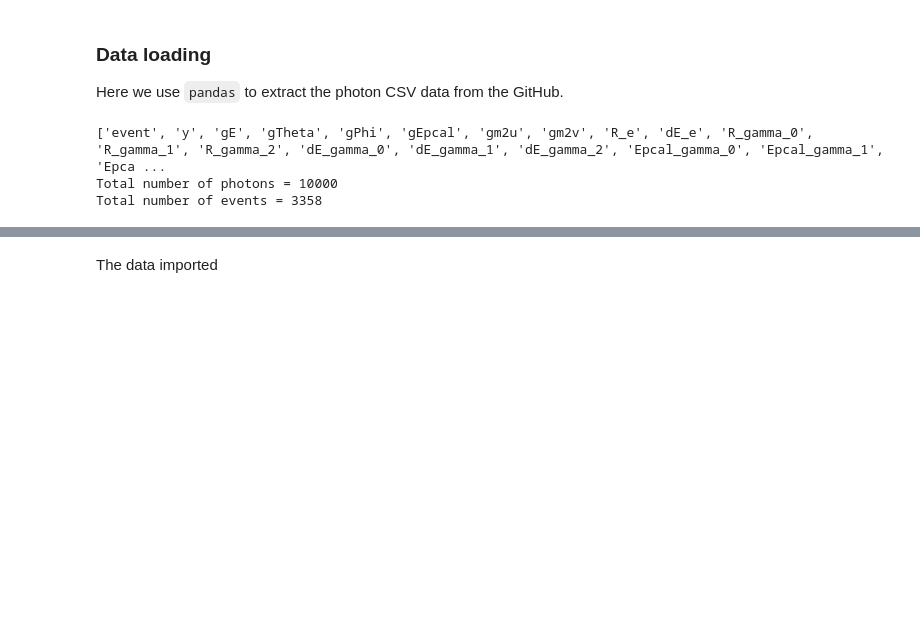
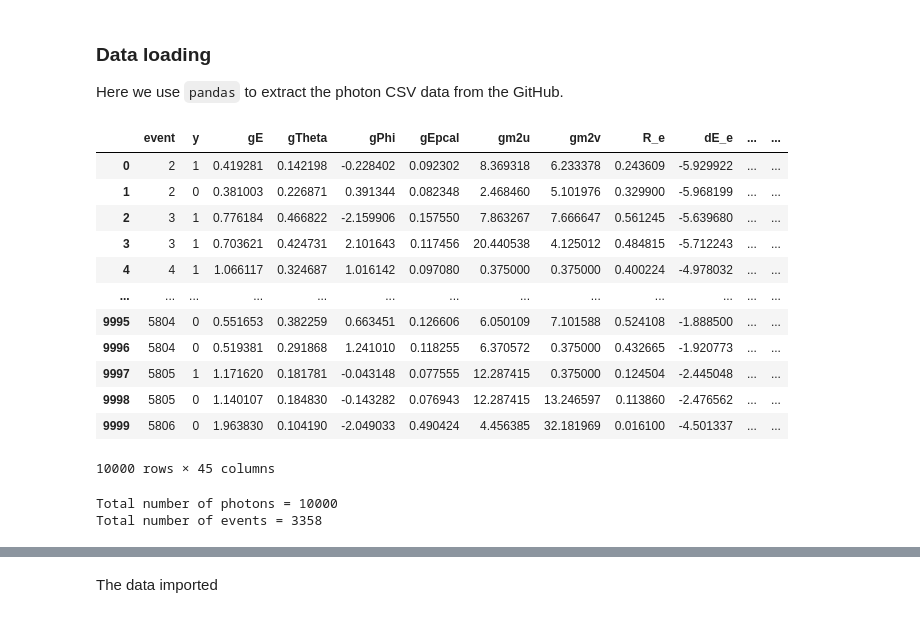
Before and after one commit to Gregtom3/vossen_ecal_ai, a Jupyter notebook: notebooks/tutorial_1a_basics.ipynb, the cells around one changed output, grey strips where cells are left out. Saved outputs shown, nothing was run; the diff lists cells and outputs as text; code cells hidden in the pictures; blank space fills up the shorter version.

```diff
--- a/notebooks/tutorial_1a_basics.ipynb
+++ b/notebooks/tutorial_1a_basics.ipynb
@@ -18,26 +18,38 @@ Here we use `pandas` to extract the photon CSV data from the GitHub.
 # %%
 # URL to the raw CSV file
 url = "https://raw.githubusercontent.com/Gregtom3/vossen_ecal_ai/main/data/photon_data_simple.csv"
 
 # Read the CSV into a DataFrame
 df = pd.read_csv(url)
 columns = list(df.columns)
 
-# Print the dataframe columns
-print(columns)
+# Display the data frame
+display(df)
 
 # Print the length of the dataframe and number of events
 print("Total number of photons =",len(df))
 print("Total number of events =",len(df['event'].unique()))
 
 
 # Gather model inputs and outputs
 input_columns = [col for col in columns if col not in ['event','y']]
 output_column = 'y'
 
 X,y = df[input_columns],df[output_column]
 event = df['event']
 # %% [output]
+|  | event | y | gE | gTheta | gPhi | gEpcal | gm2u | gm2v | R_e | dE_e | ... | ... |
+| 0 | 2 | 1 | 0.419281 | 0.142198 | -0.228402 | 0.092302 | 8.369318 | 6.233378 | 0.243609 | -5.929922 | ... | ... |
+| 1 | 2 | 0 | 0.381003 | 0.226871 | 0.391344 | 0.082348 | 2.468460 | 5.101976 | 0.329900 | -5.968199 | ... | ... |
+| 2 | 3 | 1 | 0.776184 | 0.466822 | -2.159906 | 0.157550 | 7.863267 | 7.666647 | 0.561245 | -5.639680 | ... | ... |
+| 3 | 3 | 1 | 0.703621 | 0.424731 | 2.101643 | 0.117456 | 20.440538 | 4.125012 | 0.484815 | -5.712243 | ... | ... |
+| 4 | 4 | 1 | 1.066117 | 0.324687 | 1.016142 | 0.097080 | 0.375000 | 0.375000 | 0.400224 | -4.978032 | ... | ... |
+| ... | ... | ... | ... | ... | ... | ... | ... | ... | ... | ... | ... | ... |
+| 9995 | 5804 | 0 | 0.551653 | 0.382259 | 0.663451 | 0.126606 | 6.050109 | 7.101588 | 0.524108 | -1.888500 | ... | ... |
+| 9996 | 5804 | 0 | 0.519381 | 0.291868 | 1.241010 | 0.118255 | 6.370572 | 0.375000 | 0.432665 | -1.920773 | ... | ... |
+| 9997 | 5805 | 1 | 1.171620 | 0.181781 | -0.043148 | 0.077555 | 12.287415 | 0.375000 | 0.124504 | -2.445048 | ... | ... |
+| 9998 | 5805 | 0 | 1.140107 | 0.184830 | -0.143282 | 0.076943 | 12.287415 | 13.246597 | 0.113860 | -2.476562 | ... | ... |
+| 9999 | 5806 | 0 | 1.963830 | 0.104190 | -2.049033 | 0.490424 | 4.456385 | 32.181969 | 0.016100 | -4.501337 | ... | ... |
-['event', 'y', 'gE', 'gTheta', 'gPhi', 'gEpcal', 'gm2u', 'gm2v', 'R_e', 'dE_e', 'R_gamma_0', 'R_gamma_1', 'R_gamma_2', 'dE_gamma_0', 'dE_gamma_1', 'dE_gamma_2', 'Epcal_gamma_0', 'Epcal_gamma_1', 'Epca ...
-Total number of photons = 10000
-Total number of events = 3358
+10000 rows × 45 columns
+Total number of photons = 10000
+Total number of events = 3358
```
Also changed, not shown: parts of 4 cells of this notebook.
